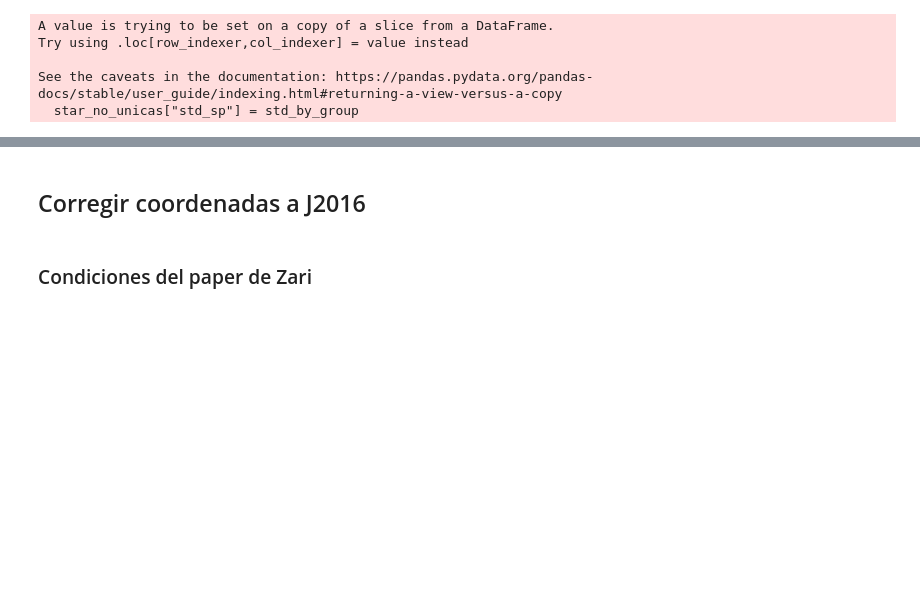
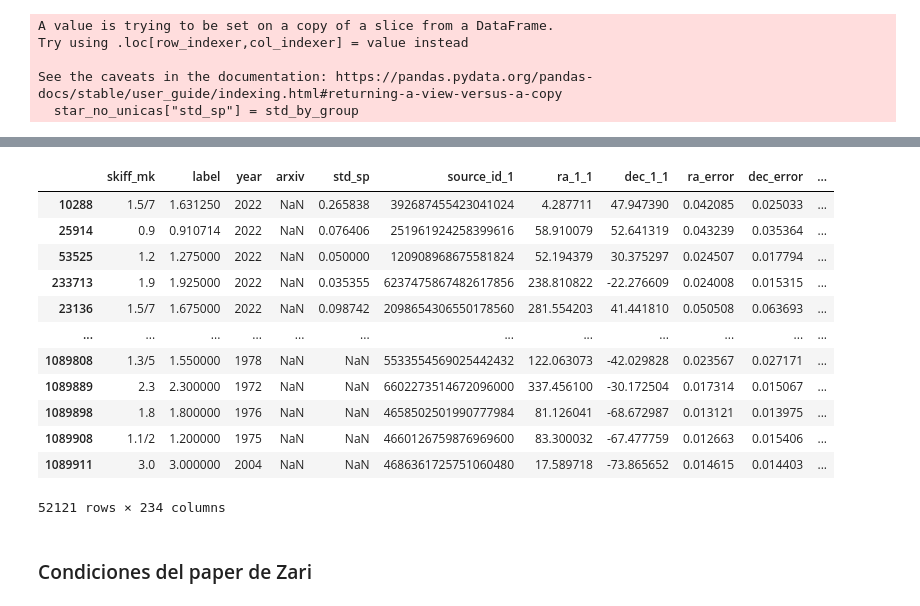
Before and after one commit to Monsalves-Gonzalez-N/OB-stars, a Jupyter notebook: preprocesing_28_agst_2023.ipynb, the cells around one changed output, grey strips where cells are left out. Saved outputs shown, nothing was run; the diff lists cells and outputs as text; code cells hidden in the pictures; blank space fills up the shorter version.

```diff
--- a/preprocesing_28_agst_2023.ipynb
+++ b/preprocesing_28_agst_2023.ipynb
@@ -104 +208,30 @@ df_1 = pd.concat([star_no_unicas,stars_unicas])
+# %%
+df_1 = df_1.loc[skiff_mk.index]
+# %%
+df_1.drop(columns=['Bibcode', 'GroupID_2arcsec_skiff'], inplace=True)
+# %%
+# Convierte la columna 'source_id_1' a int64 en ambas DataFrames
+df_1['source_id_1'] = df_1['source_id_1'].astype(int)
+skiff_mk['source_id_1'] = skiff_mk['source_id_1'].astype(int)
+
+# Ahora realiza el merge
+result = skiff_mk.merge(df_1, on=['source_id_1','skiff_type'], how='left')
+# %%
+skiff_mk = pd.concat([skiff_mk[['skiff_mk', 'label', 'year', 'arxiv', 'std_sp']],df_1.loc[skiff_mk.index]],axis=1)
+# %%
+skiff_mk
+# %% [output]
+|  | skiff_mk | label | year | arxiv | std_sp | source_id_1 | ra_1_1 | dec_1_1 | ra_error | dec_error | ... |
+| 10288 | 1.5/7 | 1.631250 | 2022 | NaN | 0.265838 | 392687455423041024 | 4.287711 | 47.947390 | 0.042085 | 0.025033 | ... |
+| 25914 | 0.9 | 0.910714 | 2022 | NaN | 0.076406 | 251961924258399616 | 58.910079 | 52.641319 | 0.043239 | 0.035364 | ... |
+| 53525 | 1.2 | 1.275000 | 2022 | NaN | 0.050000 | 120908968675581824 | 52.194379 | 30.375297 | 0.024507 | 0.017794 | ... |
+| 233713 | 1.9 | 1.925000 | 2022 | NaN | 0.035355 | 6237475867482617856 | 238.810822 | -22.276609 | 0.024008 | 0.015315 | ... |
+| 23136 | 1.5/7 | 1.675000 | 2022 | NaN | 0.098742 | 2098654306550178560 | 281.554203 | 41.441810 | 0.050508 | 0.063693 | ... |
+| ... | ... | ... | ... | ... | ... | ... | ... | ... | ... | ... | ... |
+| 1089808 | 1.3/5 | 1.550000 | 1978 | NaN | NaN | 5533554569025442432 | 122.063073 | -42.029828 | 0.023567 | 0.027171 | ... |
+| 1089889 | 2.3 | 2.300000 | 1972 | NaN | NaN | 6602273514672096000 | 337.456100 | -30.172504 | 0.017314 | 0.015067 | ... |
+| 1089898 | 1.8 | 1.800000 | 1976 | NaN | NaN | 4658502501990777984 | 81.126041 | -68.672987 | 0.013121 | 0.013975 | ... |
+| 1089908 | 1.1/2 | 1.200000 | 1975 | NaN | NaN | 4660126759876969600 | 83.300032 | -67.477759 | 0.012663 | 0.015406 | ... |
+| 1089911 | 3.0 | 3.000000 | 2004 | NaN | NaN | 4686361725751060480 | 17.589718 | -73.865652 | 0.014615 | 0.014403 | ... |
+52121 rows × 234 columns
 # %%
@@ -106,2 +238,0 @@ df_1.to_csv("skiff_2arcsec_internal_match_preprocesing.csv",index=False)
-# %% [markdown]
-## Corregir coordenadas a J2016
```
Also changed, not shown: parts of 94 cells of this notebook, 2 other files.
